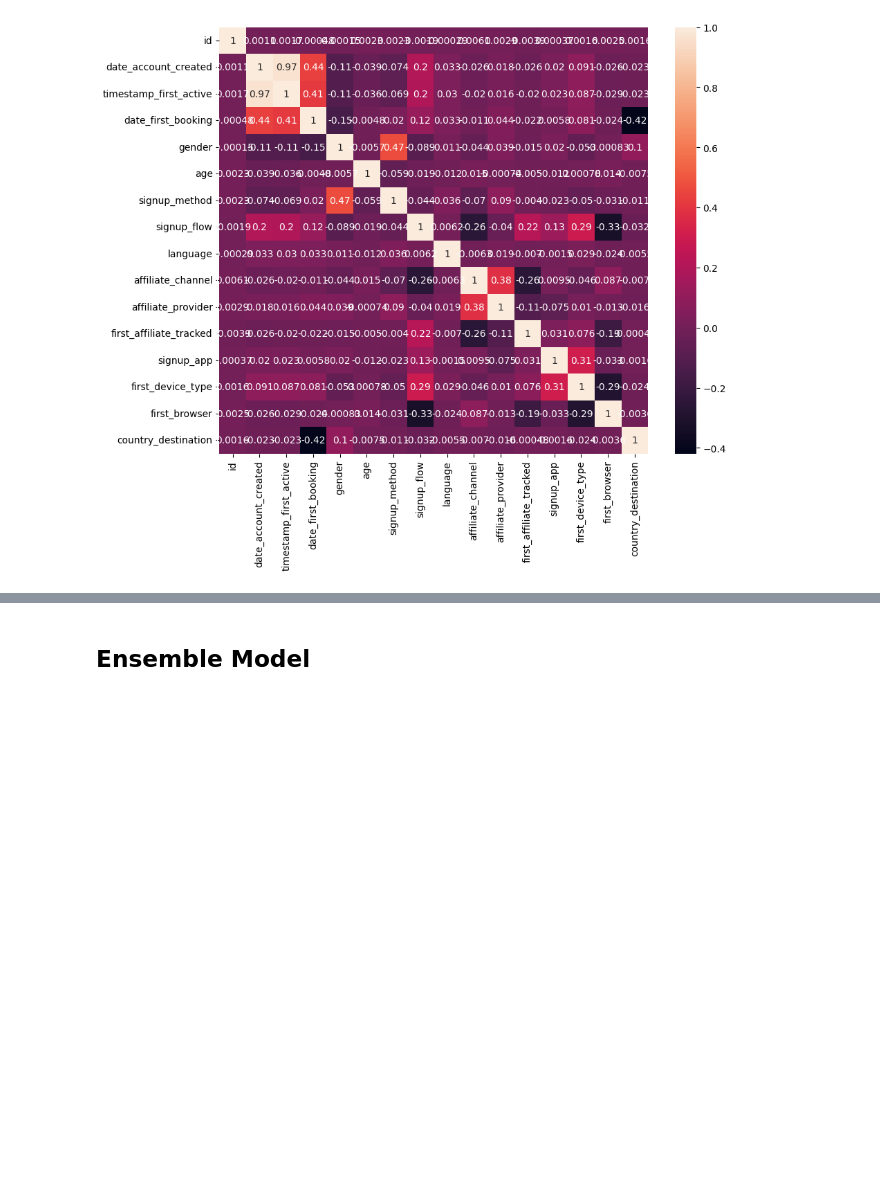
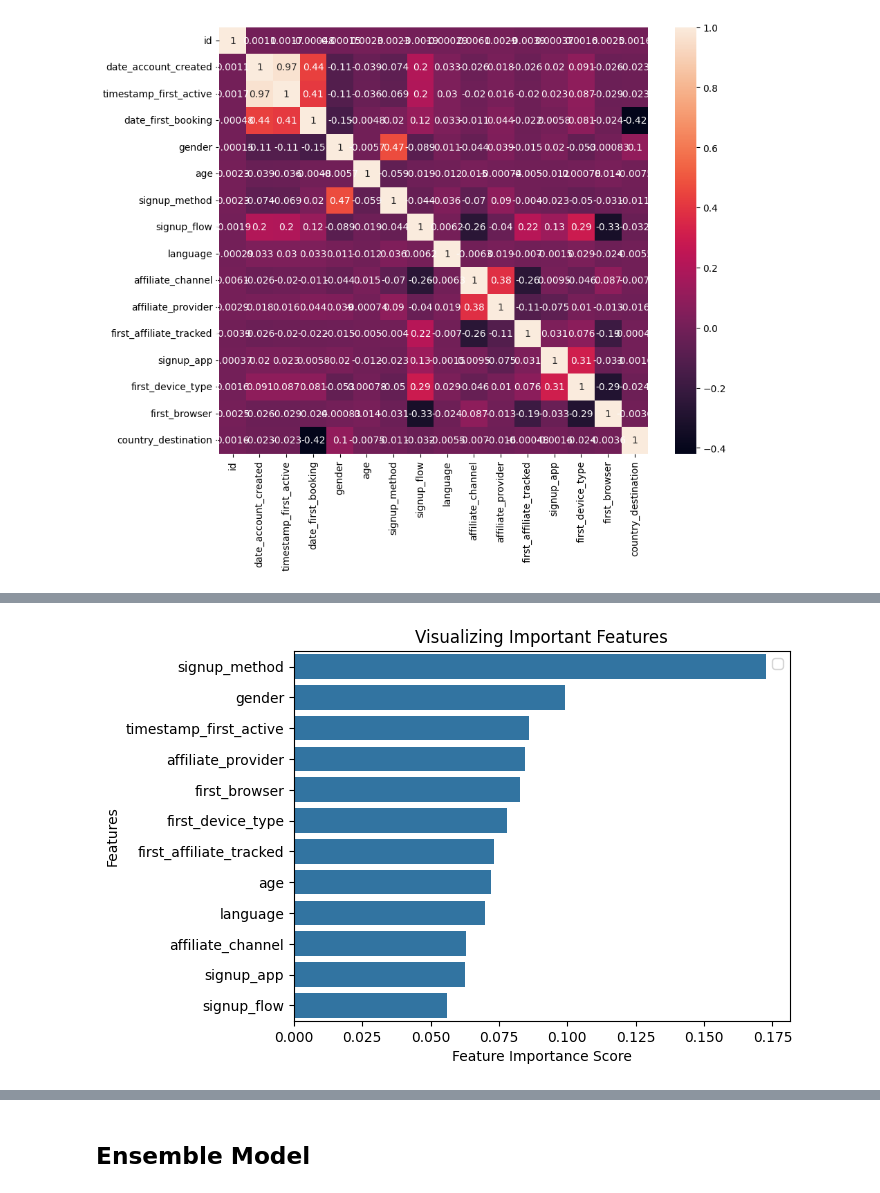
Before and after one commit to dominicfanucchi/aai-510_group7, a Jupyter notebook: kim_EDA.ipynb, the cells around one changed output, grey strips where cells are left out. Drawn from its saved outputs; the diff is of its cells as text; code cells hidden in the pictures; blank space fills up the shorter version.

```diff
--- a/kim_EDA.ipynb
+++ b/kim_EDA.ipynb
@@ -195,6 +219,11 @@ y = df_train['country_destination']
 
 # Train-test split (resplit the data, not including sampling this time)
 X_train, X_test, y_train, y_test = train_test_split(X, y, test_size=0.3, random_state=42)
+# %%
+# Process missing or NA values
+df_train['first_affiliate_tracked'] = df_train['first_affiliate_tracked'].fillna('Unknown')
+df_train[(df_train['age'] < 14) & (df_train['age'] > 110)]=np.nan
+df_train['age'].fillna(df_train['age'].mean(), inplace=True)
 # %%
 # One hot encoding for features that are not categorical
 
@@ -236,0 +333,10 @@ Missing values in X_test_encoded: 68085
+# %%
+from xgboost.sklearn import XGBClassifier
+xgb = XGBClassifier()
+
+xgb.fit(X_train,y_train)
+
+
+y_predxgb=xgb.predict(X_test1)
+
+print(classification_report(y_test1, y_predxgb, target_names=target_names))
@@ -236,0 +375,11 @@ Missing values in X_test_encoded: 68085
+# %%
+feature_names=list(X_train1.columns.values.tolist())
+feature_imp = pd.Series(xgb.feature_importances_,index=feature_names).sort_values(ascending=False)
+feature_imp
+sns.barplot(x=feature_imp, y=feature_imp.index)
+plt.xlabel('Feature Importance Score')
+plt.ylabel('Features')
+plt.title("Visualizing Important Features")
+plt.legend()
+plt.show()
+# %% [output]
@@ -237,3 +387,4 @@ Missing values in X_test_encoded: 68085
+[figure, added]
 # %%
 # Ensemble model with RandomForest, LogisticRegression and SVC, tuning of these models
 # would be a good next step, but in order to get a benchmark of the initial functionality
```
Also changed, not shown: parts of 13 cells of this notebook.
